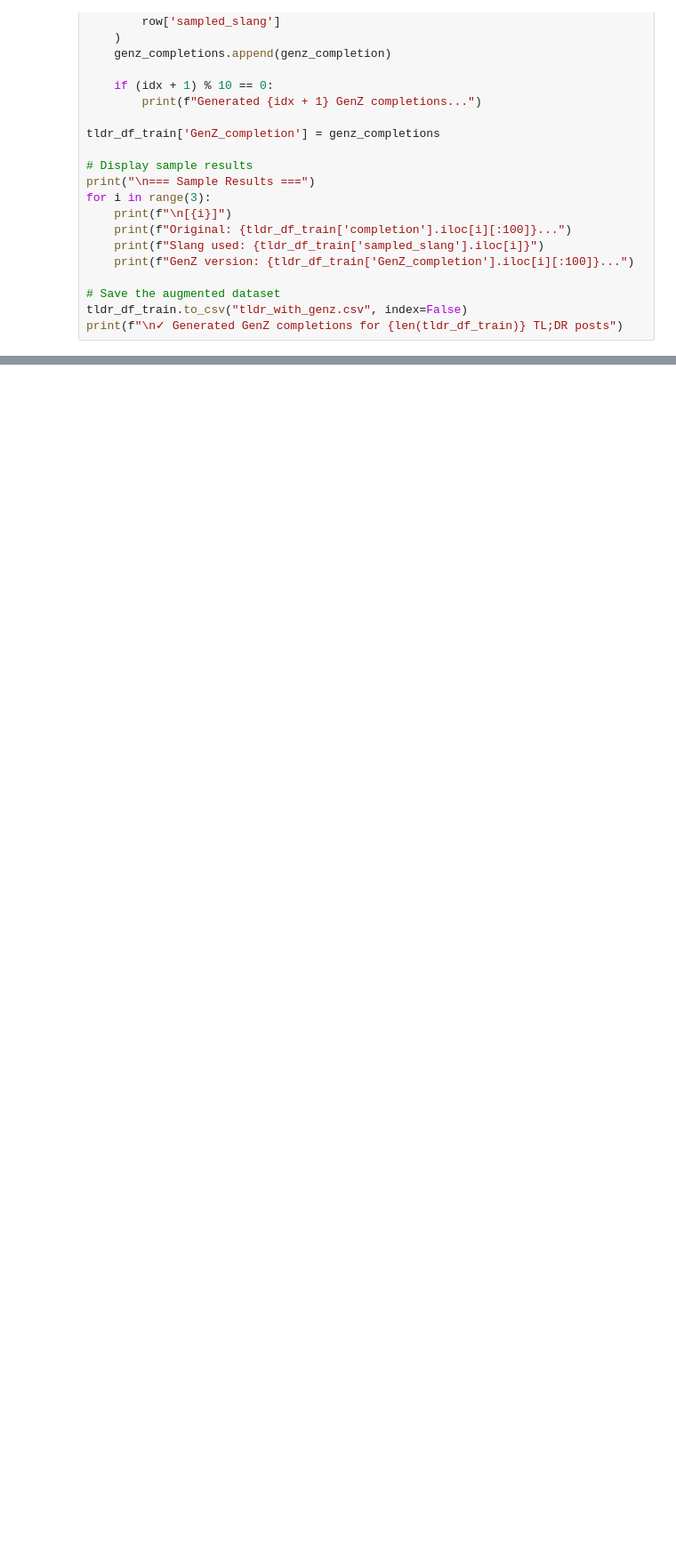
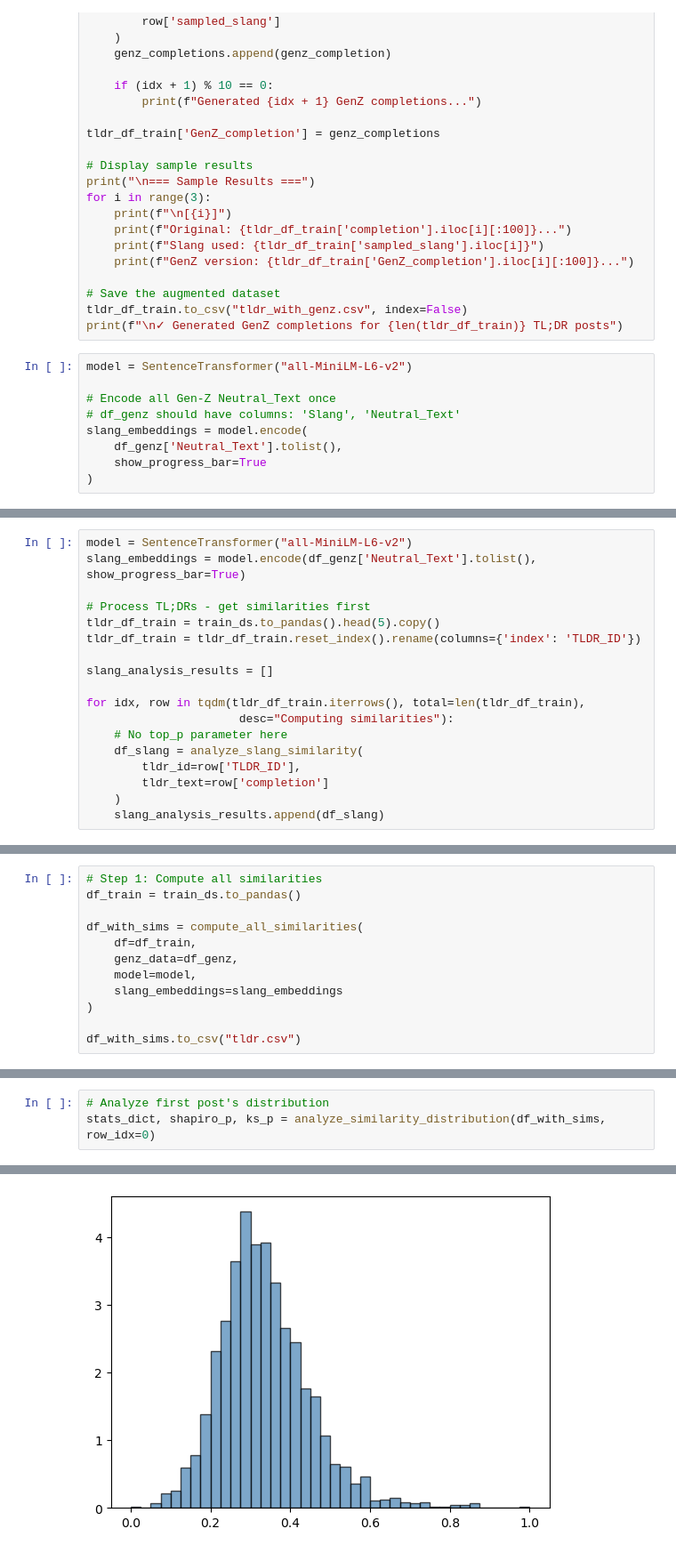
Before and after one commit to au-nlp/project-milestone-p2-group1, a Jupyter notebook: main.ipynb, the cells around one changed output, grey strips where cells are left out. Shown at 89% size. Drawn from its saved outputs; the diff is of its cells as text; blank space fills up the shorter version.

Commit message:
WIP on data

```diff
--- a/main.ipynb
+++ b/main.ipynb
@@ -1453,3 +1454,12 @@ for i in range(3):
 # Save the augmented dataset
 tldr_df_train.to_csv("tldr_with_genz.csv", index=False)
 print(f"\n✓ Generated GenZ completions for {len(tldr_df_train)} TL;DR posts")
+# %%
+model = SentenceTransformer("all-MiniLM-L6-v2")
+
+# Encode all Gen-Z Neutral_Text once
+# df_genz should have columns: 'Slang', 'Neutral_Text'
+slang_embeddings = model.encode(
+    df_genz['Neutral_Text'].tolist(),
+    show_progress_bar=True
+)
@@ -1455,0 +1525,18 @@ print(f"\n✓ Generated GenZ completions for {len(tldr_df_train)} TL;DR posts")
+# %%
+model = SentenceTransformer("all-MiniLM-L6-v2")
+slang_embeddings = model.encode(df_genz['Neutral_Text'].tolist(), show_progress_bar=True)
+
+# Process TL;DRs - get similarities first
+tldr_df_train = train_ds.to_pandas().head(5).copy()
+tldr_df_train = tldr_df_train.reset_index().rename(columns={'index': 'TLDR_ID'})
+
+slang_analysis_results = []
+
+for idx, row in tqdm(tldr_df_train.iterrows(), total=len(tldr_df_train),
+                      desc="Computing similarities"):
+    # No top_p parameter here
+    df_slang = analyze_slang_similarity(
+        tldr_id=row['TLDR_ID'],
+        tldr_text=row['completion']
+    )
+    slang_analysis_results.append(df_slang)
@@ -1455,0 +1837,12 @@ print(f"\n✓ Generated GenZ completions for {len(tldr_df_train)} TL;DR posts")
+# %%
+# Step 1: Compute all similarities
+df_train = train_ds.to_pandas()
+
+df_with_sims = compute_all_similarities(
+    df=df_train,
+    genz_data=df_genz,
+    model=model,
+    slang_embeddings=slang_embeddings
+)
+
+df_with_sims.to_csv("tldr.csv")
@@ -1455,0 +1851,4 @@ print(f"\n✓ Generated GenZ completions for {len(tldr_df_train)} TL;DR posts")
+# %%
+# Analyze first post's distribution
+stats_dict, shapiro_p, ks_p = analyze_similarity_distribution(df_with_sims, row_idx=0)
+# %% [output]
@@ -1455,0 +1856 @@ print(f"\n✓ Generated GenZ completions for {len(tldr_df_train)} TL;DR posts")
+[figure, added]
```
Also changed, not shown: parts of 16 cells of this notebook, 6 other files.
